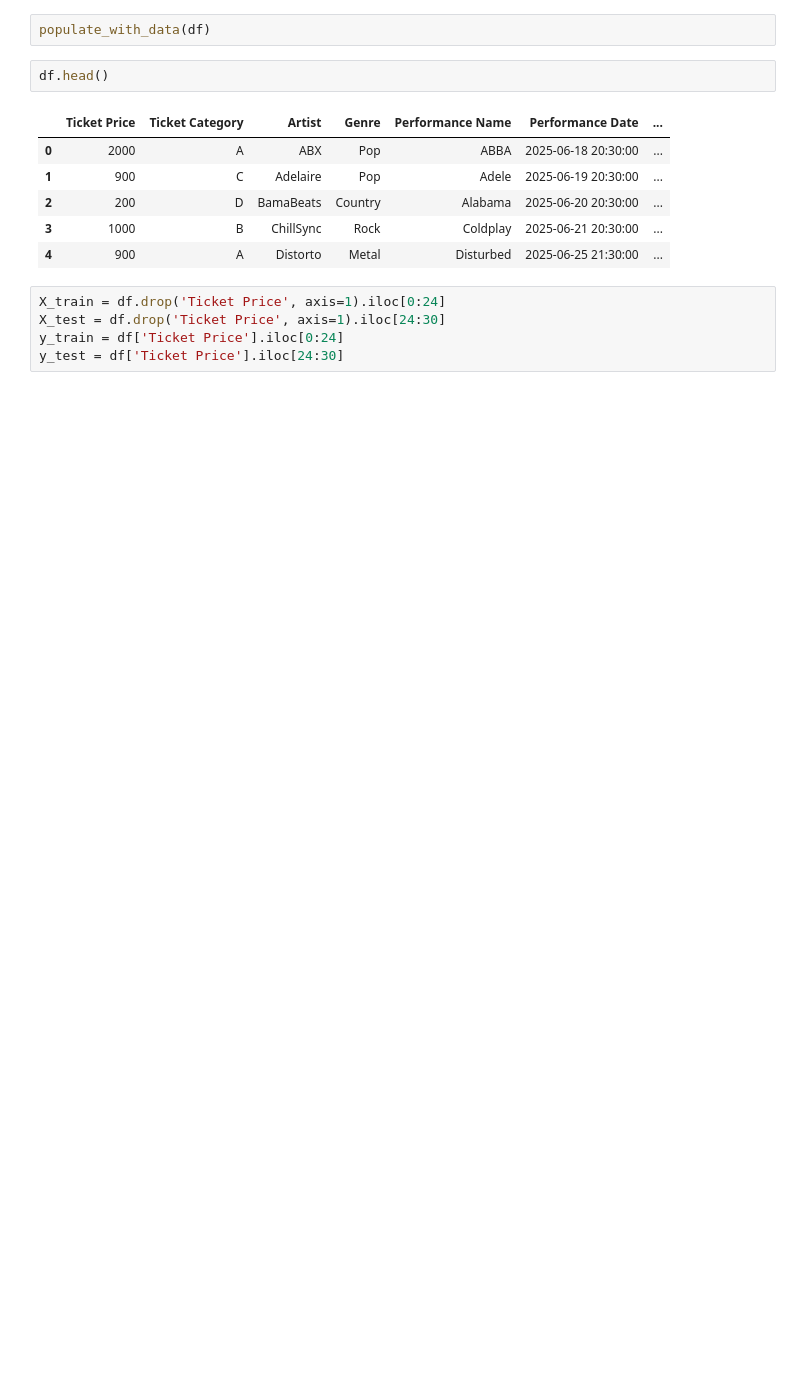
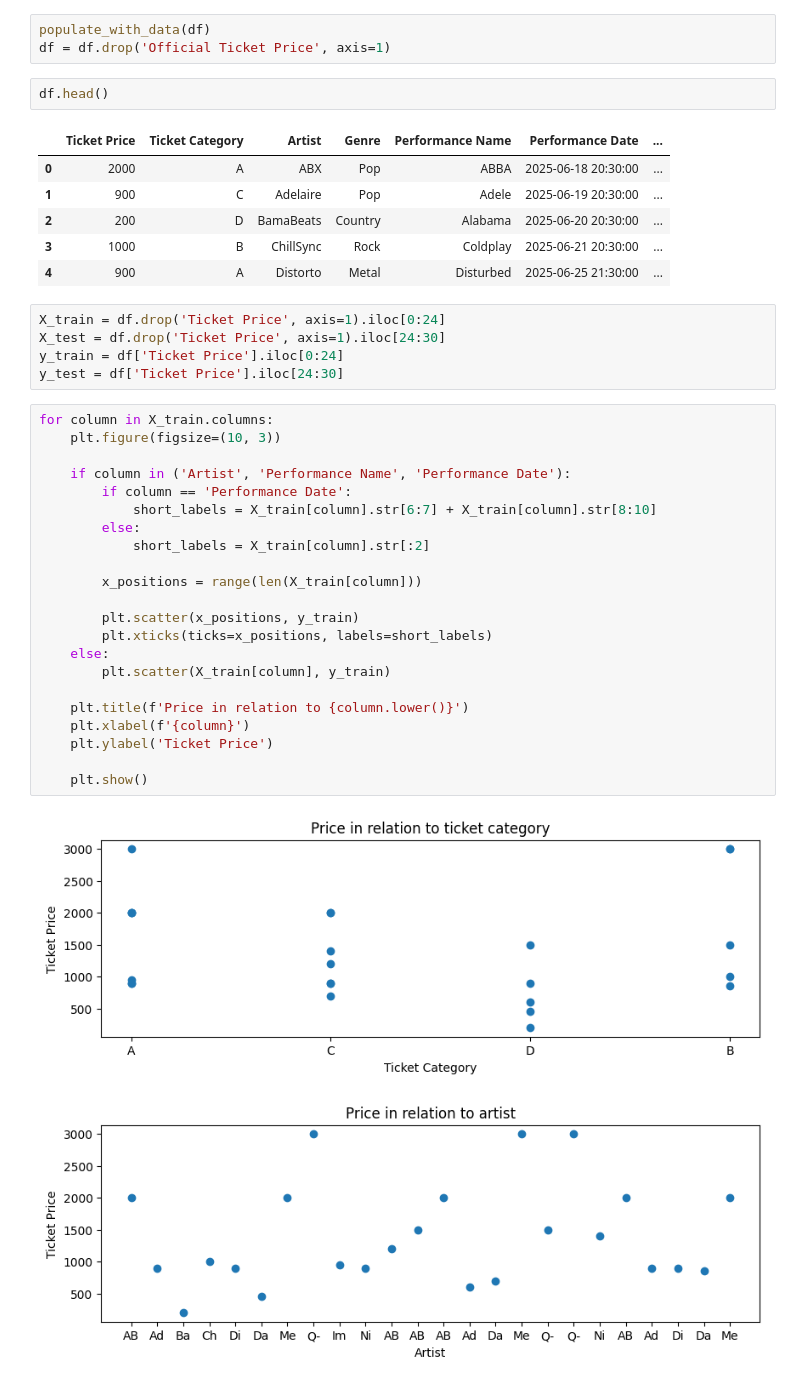
Before and after one commit to mikhail-mat/concert-price-prediction, a Jupyter notebook: create_db.ipynb, the cells around one changed output. Cells and saved outputs as stored; diff of their text form; blank space fills up the shorter version.

Commit message:
visualising ticket price in relation to each feature

```diff
--- a/create_db.ipynb
+++ b/create_db.ipynb
@@ -36,6 +36,7 @@ def populate_with_data(df):
     )['price']
 # %%
 populate_with_data(df)
+df = df.drop('Official Ticket Price', axis=1)
 # %%
 df.head()
 # %% [output]
@@ -50,3 +51,28 @@ X_train = df.drop('Ticket Price', axis=1).iloc[0:24]
 X_test = df.drop('Ticket Price', axis=1).iloc[24:30]
 y_train = df['Ticket Price'].iloc[0:24]
 y_test = df['Ticket Price'].iloc[24:30]
+# %%
+for column in X_train.columns:
+    plt.figure(figsize=(10, 3))
+
+    if column in ('Artist', 'Performance Name', 'Performance Date'):
+        if column == 'Performance Date':
+            short_labels = X_train[column].str[6:7] + X_train[column].str[8:10]
+        else:
+            short_labels = X_train[column].str[:2]
+
+        x_positions = range(len(X_train[column]))
+
+        plt.scatter(x_positions, y_train)
+        plt.xticks(ticks=x_positions, labels=short_labels)
+    else:
+        plt.scatter(X_train[column], y_train)
+
+    plt.title(f'Price in relation to {column.lower()}')
+    plt.xlabel(f'{column}')
+    plt.ylabel('Ticket Price')
+
+    plt.show()
+# %% [output]
+[figure, added]
+[figure, added]
```
Also changed, not shown: parts of 1 cell of this notebook.
